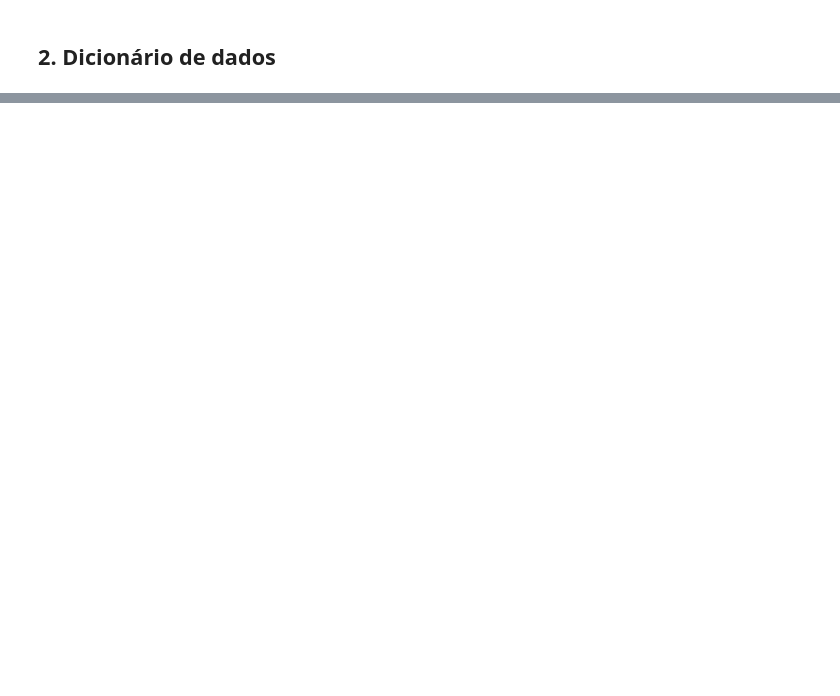
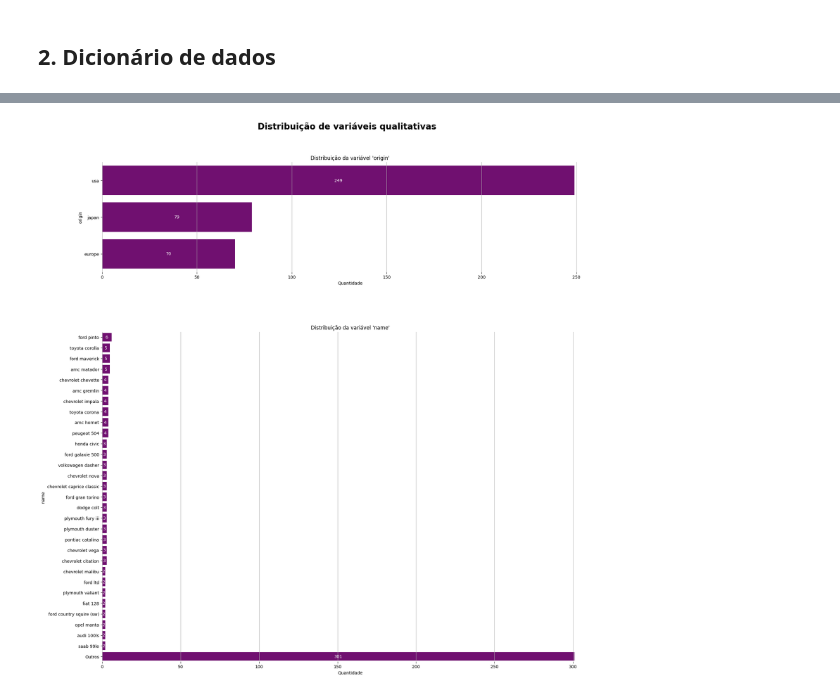
Before and after one commit to pauloricms12/avanti-bootcamp-cdd, a Jupyter notebook: notebooks/01-exploratory_data_analysis.ipynb, the cells around one changed output, grey strips where cells are left out. Drawn from its saved outputs; the diff is of its cells as text; code cells hidden in the pictures; blank space fills up the shorter version.

```diff
--- a/notebooks/01-exploratory_data_analysis.ipynb
+++ b/notebooks/01-exploratory_data_analysis.ipynb
@@ -6,5 +8,6 @@ import seaborn as sns
 # %% [markdown]
 ## 1. Coleta dos dados
 # %%
-mpg = sns.load_dataset('mpg')
-mpg.to_csv('../data/raw/mpg.csv', index=False)
+df = sns.load_dataset('mpg')
+df.to_csv('../data/raw/mpg.csv', index=False)
+df
@@ -11,7 +28,7 @@ mpg.to_csv('../data/raw/mpg.csv', index=False)
 # %% [markdown]
 ## 2. Dicionário de dados
 # %%
-mpg_dict=pd.DataFrame([
+df_dict=pd.DataFrame([
     {
         'variavel':'mpg',
         'descricao':'Milhas por Galão(1 galão = 3.7 L , 1 milha = 1.6 Km)',
@@ -26,19 +43,19 @@ mpg_dict=pd.DataFrame([
         'variavel':'displacement',
         'descricao':'Capacidade do motor',
         'tipo':'quantitativa',
-        'subtipo':'continua'
+        'subtipo':'discreta'
     },{
         'variavel':'horsepower',
         'descricao':'Potencia em cavalos',
         'tipo':'quantitativa',
-        'subtipo':'continua'
+        'subtipo':'discreta'
     },{
         'variavel':'weight',
         'descricao':'peso',
         'tipo':'quantitativa',
         'subtipo':'continua'
     },{
-        'variavel':'aceleration',
+        'variavel':'acceleration',
         'descricao':'tempo para sair de 0 a 100 km/h em segundos',
         'tipo':'quantitativa',
         'subtipo':'continua'
@@ -63,0 +130,2 @@ mpg_dict.to_csv('../data/external/mpg_dict.csv', index=False)
+# %%
+df[df_dict.query('subtipo=="discreta"').variavel.to_list()] = df[df_dict.query('subtipo=="discreta"').variavel.to_list()].astype(str)
@@ -63,0 +154,39 @@ mpg_dict.to_csv('../data/external/mpg_dict.csv', index=False)
+# %%
+df[df_dict.query('subtipo=="discreta"').variavel.to_list()] = df[df_dict.query('subtipo=="discreta"').variavel.to_list()].apply(pd.to_numeric, errors='coerce').fillna(-1).astype(int)
+# %%
+fig, axes = plt.subplots(2, 1, figsize=(20,20), gridspec_kw={'height_ratios':[1, 3]})
+plt.tight_layout(pad=12)
+fig.suptitle('Distribuição de variáveis qualitativas', fontweight='bold', fontsize=20)
+for i, variavel in enumerate(df_dict.query("tipo == 'qualitativa'").variavel.to_list()):
+    order = df[variavel].value_counts().index
+    df_copy=df.copy()
+    if variavel == 'name':
+        df_copy[variavel]=df_copy[variavel].replace(order[30:], 'Outros')
+        ax = sns.countplot(
+            data=df_copy,
+            y=variavel,
+            color='purple',
+            ax=axes.flatten()[i],
+            order=(list(order[:30])) + ['Outros']
+        )
+    else:
+        ax = sns.countplot(
+        data=df_copy,
+        y=variavel,
+        color='purple',
+        ax=axes.flatten()[i],
+        order=(list(order[:30]))
+    )
+    ax.bar_label(
+        ax.containers[0],
+        fmt='%.0f',
+        label_type='center',
+        color='white'
+    )
+    ax.set(frame_on=False)
+    ax.set_title(f"Distribuição da variável '{variavel}'")
+    ax.set_xlabel('Quantidade')
+    ax.grid(axis='x', linestyle='-')
+plt.show()
+# %% [output]
+[figure, added]
```
Also changed, not shown: parts of 15 cells of this notebook, 7 other files.
